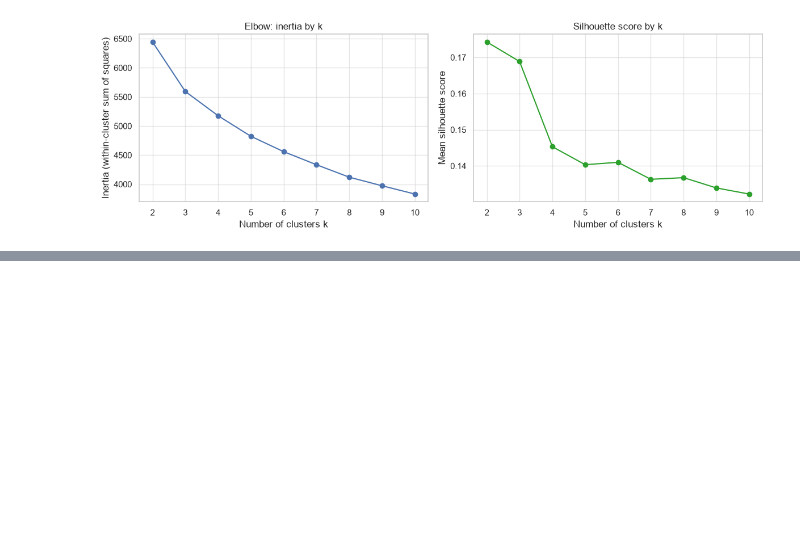
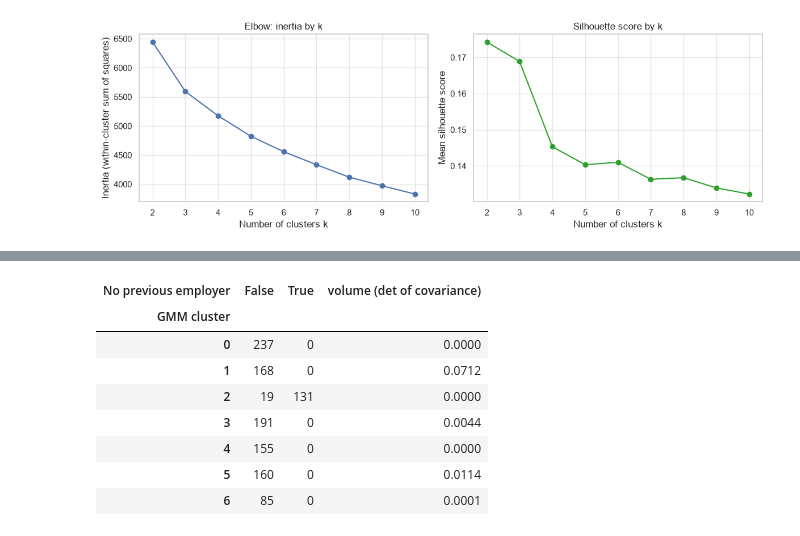
Before and after one commit to fluyid/osmi-mental-health-in-tech, a Jupyter notebook: osmi-clustering/notebooks/01_clustering.ipynb, the cells around one changed output, grey strips where cells are left out. Saved outputs shown, nothing was run; the diff lists cells and outputs as text; code cells hidden in the pictures; blank space fills up the shorter version.

```diff
--- a/osmi-clustering/notebooks/01_clustering.ipynb
+++ b/osmi-clustering/notebooks/01_clustering.ipynb
@@ -1167,0 +1196,19 @@ plt.show()
+# %%
+gmm_spike = GaussianMixture(n_components=7, covariance_type="full", reg_covar=1e-6,
+                            n_init=5, random_state=42).fit(scaled)
+spike_labels = gmm_spike.predict(scaled)
+
+spike_check = pd.crosstab(spike_labels, no_prev, rownames=["GMM cluster"],
+                          colnames=["No previous employer"])
+spike_check["volume (det of covariance)"] = [np.linalg.det(c) for c in gmm_spike.covariances_]
+spike_check.round(4)
+# %% [output]
+| No previous employer | False | True | volume (det of covariance) |
+| GMM cluster |  |  |  |
+| 0 | 237 | 0 | 0.0000 |
+| 1 | 168 | 0 | 0.0712 |
+| 2 | 19 | 131 | 0.0000 |
+| 3 | 191 | 0 | 0.0044 |
+| 4 | 155 | 0 | 0.0000 |
+| 5 | 160 | 0 | 0.0114 |
+| 6 | 85 | 0 | 0.0001 |
```
Also changed, not shown: parts of 3 cells of this notebook, 1 other file.
